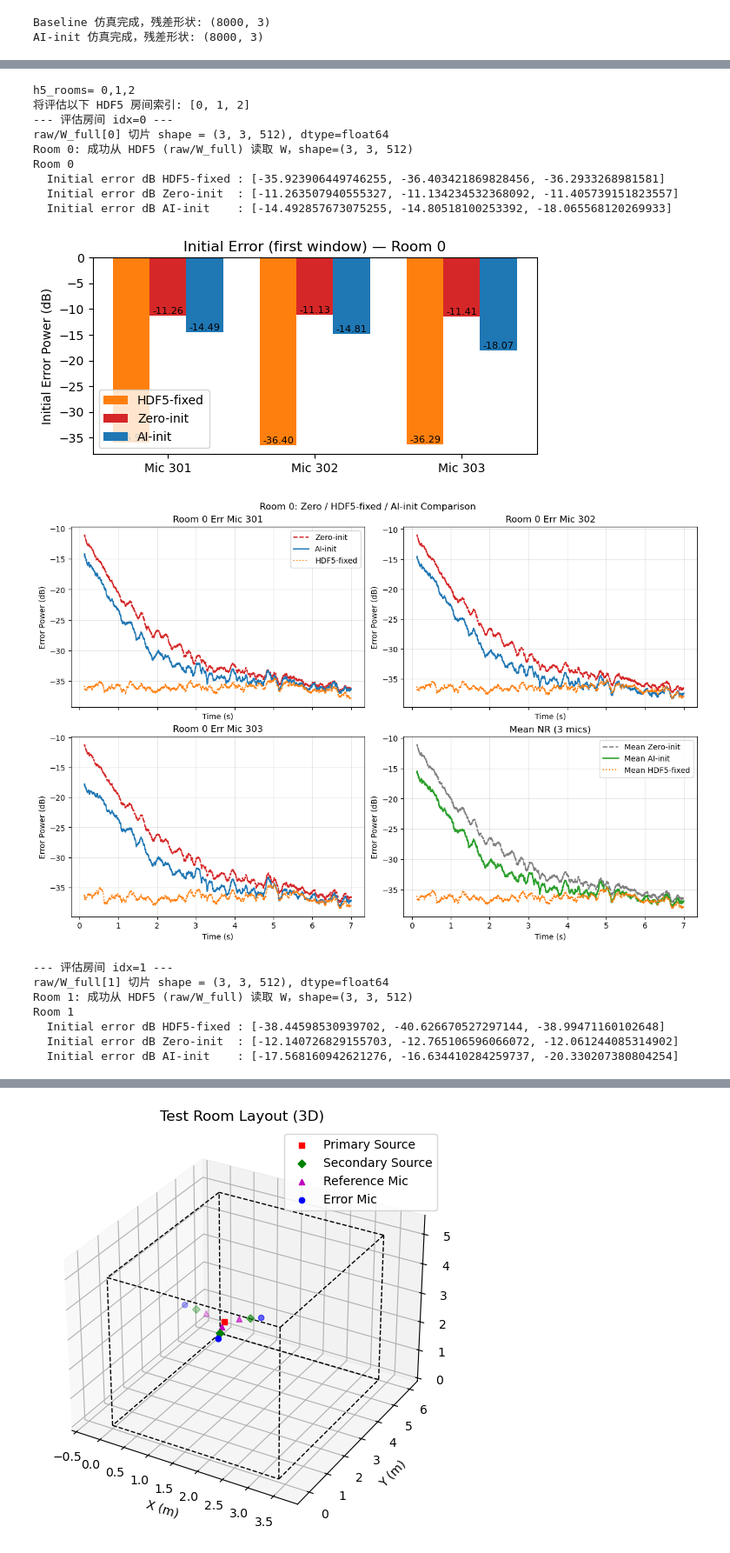
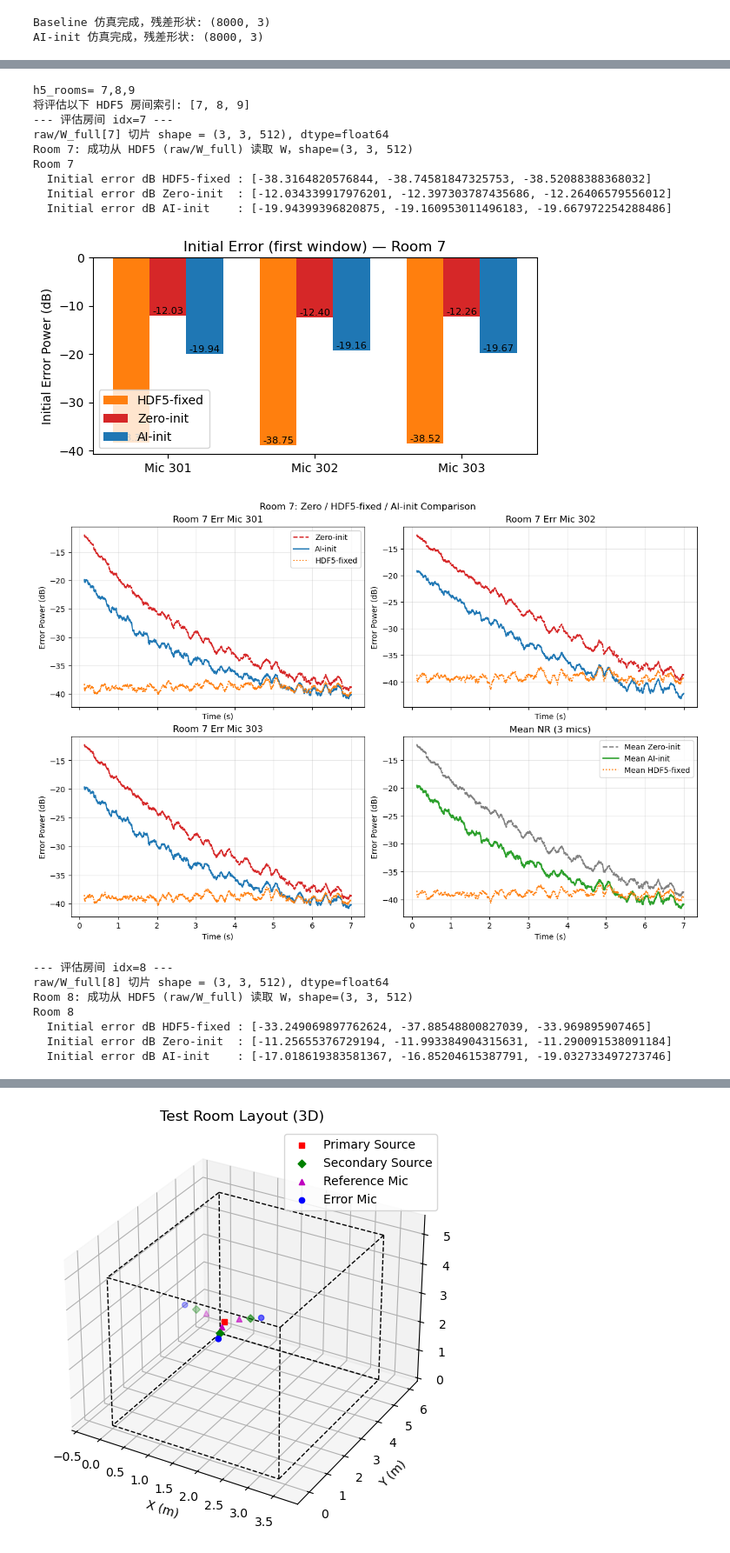
Before and after one commit to blueherat/distributed_anc_sim_py, a Jupyter notebook: python_impl/notebooks/evaluate_anc.ipynb, the cells around one changed output, grey strips where cells are left out. Shown at 87% size. Cells and saved outputs as stored; diff of their text form; code cells hidden in the pictures.

```diff
--- a/python_impl/notebooks/evaluate_anc.ipynb
+++ b/python_impl/notebooks/evaluate_anc.ipynb
@@ -110,18 +110,25 @@ from py_anc.utils import wn_gen
 duration_s = 2.0  # 仿真时长（s），可调整，但下面的特征只取前 50 ms
 # %%
 # 生成噪声、计算 reference (x) 与 desired (d)
+from py_anc.utils import wn_gen
+
 noise_rng = np.random.default_rng(seed_new + 1)
 noise, t = wn_gen(fs=cfg.fs, duration=duration_s, f_low=cfg.f_low, f_high=cfg.f_high, rng=noise_rng)
 time_axis = t[:, 0].astype(float)
-source_signal = noise  # wn_gen 已返回 (n,1) 列向量
-# 按 RIRManager API 生成 d 和 x（已在 mgr 中注册了设备）
-d = mgr.calculate_desired_signal(source_signal, len(time_axis))
-x = mgr.calculate_reference_signal(source_signal, len(time_axis))
+
 # 归一化列（与数据集处理一致）
 def _normalize_columns(x_arr: np.ndarray) -> np.ndarray:
     denom = np.max(np.abs(x_arr), axis=0, keepdims=True)
     denom = np.where(denom < np.finfo(float).eps, 1.0, denom)
     return x_arr / denom
+
+# 与 spotcheck 保持一致：先归一化激励，再计算 d/x
+source_signal = _normalize_columns(noise)
+
+# 按 RIRManager API 生成 d 和 x（已在 mgr 中注册了设备）
+d = mgr.calculate_desired_signal(source_signal, len(time_axis))
+x = mgr.calculate_reference_signal(source_signal, len(time_axis))
+# 再对参考通道做列归一化以保证特征尺度一致
 x = _normalize_columns(x)
 print('信号长度:', len(time_axis), '参考通道数:', x.shape[1], '误差通道数:', d.shape[1])
 # %% [output]
@@ -504,7 +511,7 @@ window_samples= 500 window_s= 0.125
 # 3) 使用与 spotcheck 相同的定常仿真函数（不进行自适应更新）来计算 e_h5
 # 4) 对比 Baseline (adaptive zero-init)、HDF5 固定 W、AI-init (adaptive starting from AI W)
 
-h5_rooms = '0,1,2'  # 根据需要修改
+h5_rooms = '7,8,9'  # 根据需要修改
 print('h5_rooms=', h5_rooms)
 import h5py
 from py_anc.utils import wn_gen
@@ -779,48 +786,48 @@ with h5py.File(str(h5_path), 'r') as hf:
             t_b, db_b = rolling_mse_db(e_zero[:, m], fs_i, window_samples=win)
             t_a, db_a = rolling_mse_db(e_ai[:, m], fs_i, window_samples=win)
             ax = axes[m]
             ax.plot(t_b, db_b, label='Zero-init', color=colors['baseline'], linestyle='--')
             ax.plot(t_a, db_a, label='AI-init', color=colors['ai'], linestyle='-')
             t_h, db_h = rolling_mse_db(e_h5[:, m], fs_i, window_samples=win)
             ax.plot(t_h, db_h, label='HDF5-fixed', color='tab:orange', linestyle=':')
             ax.set_title(f'Room {idx} Err Mic {int(sampler.err_ids[m])}')
             ax.set_xlabel('Time (s)')
             ax.set_ylabel('Error Power (dB)')
             ax.grid(True, alpha=0.3)
             if m == 0:
                 ax.legend(loc='best')
 
         mean_b = np.mean(np.vstack([rolling_mse_db(e_zero[:, m], fs_i, window_samples=win)[1] for m in range(min(e_zero.shape[1], 3))]), axis=0)
         mean_a = np.mean(np.vstack([rolling_mse_db(e_ai[:, m], fs_i, window_samples=win)[1] for m in range(min(e_ai.shape[1], 3))]), axis=0)
         mean_h = np.mean(np.vstack([rolling_mse_db(e_h5[:, m], fs_i, window_samples=win)[1] for m in range(min(e_h5.shape[1], 3))]), axis=0)
         axm = axes[3]
         axm.plot(t_b, mean_b, label='Mean Zero-init', color='gray', linestyle='--', linewidth=1.6)
         axm.plot(t_b, mean_a, label='Mean AI-init', color='tab:green', linestyle='-', linewidth=1.8)
         axm.plot(t_b, mean_h, label='Mean HDF5-fixed', color='tab:orange', linestyle=':')
         axm.set_title('Mean NR (3 mics)')
         axm.set_xlabel('Time (s)')
         axm.set_ylabel('Error Power (dB)')
         axm.grid(True, alpha=0.3)
         axm.legend(loc='best')
 
         plt.suptitle(f'Room {idx}: Zero / HDF5-fixed / AI-init Comparison')
         plt.show()
 # %% [output]
-h5_rooms= 0,1,2
-将评估以下 HDF5 房间索引: [0, 1, 2]
---- 评估房间 idx=0 ---
-raw/W_full[0] 切片 shape = (3, 3, 512), dtype=float64
-Room 0: 成功从 HDF5 (raw/W_full) 读取 W，shape=(3, 3, 512)
-Room 0
-  Initial error dB HDF5-fixed : [-35.923906449746255, -36.403421869828456, -36.2933268981581]
-  Initial error dB Zero-init  : [-11.263507940555327, -11.134234532368092, -11.405739151823557]
-  Initial error dB AI-init    : [-14.492857673075255, -14.80518100253392, -18.065568120269933]
+h5_rooms= 7,8,9
+将评估以下 HDF5 房间索引: [7, 8, 9]
+--- 评估房间 idx=7 ---
+raw/W_full[7] 切片 shape = (3, 3, 512), dtype=float64
+Room 7: 成功从 HDF5 (raw/W_full) 读取 W，shape=(3, 3, 512)
+Room 7
+  Initial error dB HDF5-fixed : [-38.3164820576844, -38.74581847325753, -38.52088388368032]
+  Initial error dB Zero-init  : [-12.034339917976201, -12.397303787435686, -12.26406579556012]
+  Initial error dB AI-init    : [-19.94399396820875, -19.160953011496183, -19.667972254288486]
-[figure, old version]
+[figure, new version]
-[figure, old version]
+[figure, new version]
---- 评估房间 idx=1 ---
-raw/W_full[1] 切片 shape = (3, 3, 512), dtype=float64
-Room 1: 成功从 HDF5 (raw/W_full) 读取 W，shape=(3, 3, 512)
-Room 1
-  Initial error dB HDF5-fixed : [-38.44598530939702, -40.626670527297144, -38.99471160102648]
-  Initial error dB Zero-init  : [-12.140726829155703, -12.765106596066072, -12.061244085314902]
-  Initial error dB AI-init    : [-17.568160942621276, -16.634410284259737, -20.330207380804254]
+--- 评估房间 idx=8 ---
+raw/W_full[8] 切片 shape = (3, 3, 512), dtype=float64
+Room 8: 成功从 HDF5 (raw/W_full) 读取 W，shape=(3, 3, 512)
+Room 8
+  Initial error dB HDF5-fixed : [-33.249069897762624, -37.88548800827039, -33.969895907465]
+  Initial error dB Zero-init  : [-11.25655376729194, -11.993384904315631, -11.290091538091184]
+  Initial error dB AI-init    : [-17.018619383581367, -16.85204615387791, -19.032733497273746]
```
Also changed, not shown: parts of 3 cells of this notebook.
